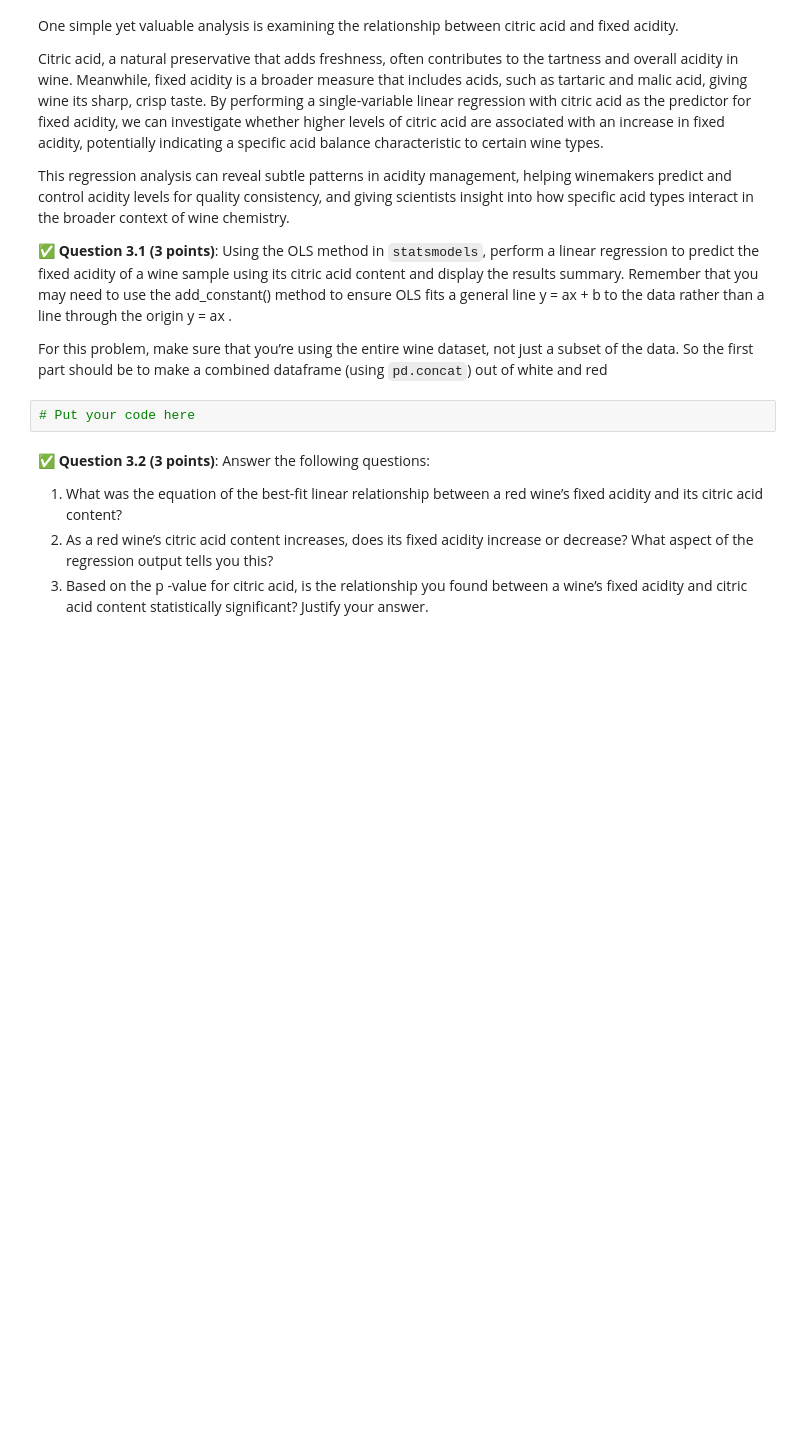
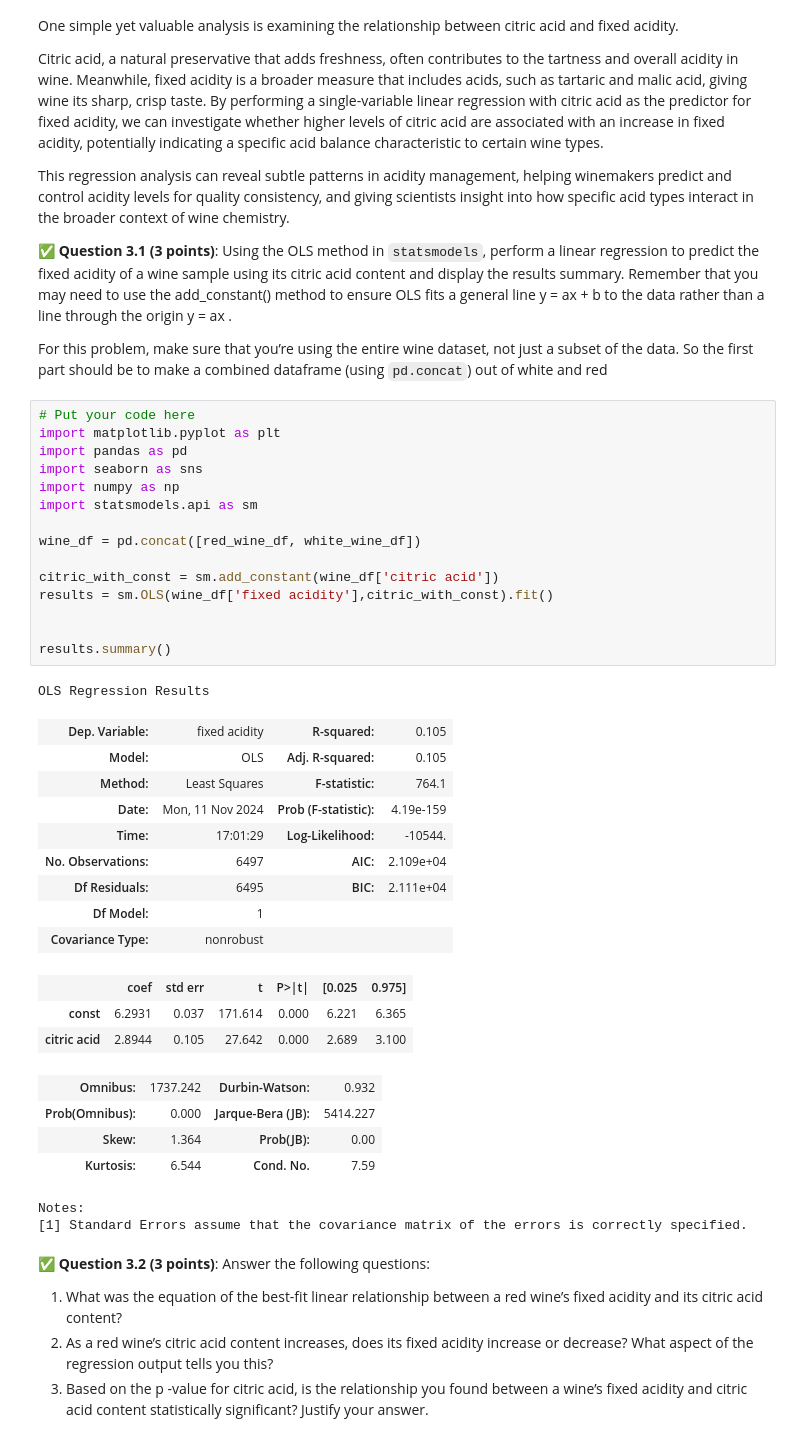
Before and after one commit to LukeAurilia/CMSE202-f24-turnin, a Jupyter notebook: hw-03/HW-03_Regression-STUDENT.ipynb, the cells around one changed output. Drawn from its saved outputs; the diff is of its cells as text; blank space fills up the shorter version.

```diff
--- a/hw-03/HW-03_Regression-STUDENT.ipynb
+++ b/hw-03/HW-03_Regression-STUDENT.ipynb
@@ -161,8 +161,41 @@ This regression analysis can reveal subtle patterns in acidity management, helpi
 &#9989;  **Question 3.1 (3 points)**: Using the OLS method in `statsmodels`, perform a linear regression to predict the fixed acidity of a wine sample using its citric acid content and display the results summary. Remember that you may need to use the add_constant() method to ensure OLS fits a general line  y = ax + b  to the data rather than a line through the origin  y = ax .
 
 For this problem, make sure that you’re using the entire wine dataset, not just a subset of the data. So the first part should be to make a combined dataframe (using `pd.concat`) out of white and red
-# %%
-# Put your code here
+# %%
+# Put your code here
+import matplotlib.pyplot as plt
+import pandas as pd
+import seaborn as sns
+import numpy as np
+import statsmodels.api as sm
+
+wine_df = pd.concat([red_wine_df, white_wine_df])
+
+citric_with_const = sm.add_constant(wine_df['citric acid'])
+results = sm.OLS(wine_df['fixed acidity'],citric_with_const).fit()
+
+
+results.summary()
+# %% [output]
+OLS Regression Results
+| Dep. Variable: | fixed acidity | R-squared: | 0.105 |
+| Model: | OLS | Adj. R-squared: | 0.105 |
+| Method: | Least Squares | F-statistic: | 764.1 |
+| Date: | Mon, 11 Nov 2024 | Prob (F-statistic): | 4.19e-159 |
+| Time: | 17:01:29 | Log-Likelihood: | -10544. |
+| No. Observations: | 6497 | AIC: | 2.109e+04 |
+| Df Residuals: | 6495 | BIC: | 2.111e+04 |
+| Df Model: | 1 |  |  |
+| Covariance Type: | nonrobust |  |  |
+|  | coef | std err | t | P>|t| | [0.025 | 0.975] |
+| const | 6.2931 | 0.037 | 171.614 | 0.000 | 6.221 | 6.365 |
+| citric acid | 2.8944 | 0.105 | 27.642 | 0.000 | 2.689 | 3.100 |
+| Omnibus: | 1737.242 | Durbin-Watson: | 0.932 |
+| Prob(Omnibus): | 0.000 | Jarque-Bera (JB): | 5414.227 |
+| Skew: | 1.364 | Prob(JB): | 0.00 |
+| Kurtosis: | 6.544 | Cond. No. | 7.59 |
+Notes:
+[1] Standard Errors assume that the covariance matrix of the errors is correctly specified.
 # %% [markdown]
 &#9989;  **Question 3.2 (3 points)**: Answer the following questions:
 
```
Also changed, not shown: parts of 9 cells of this notebook.
